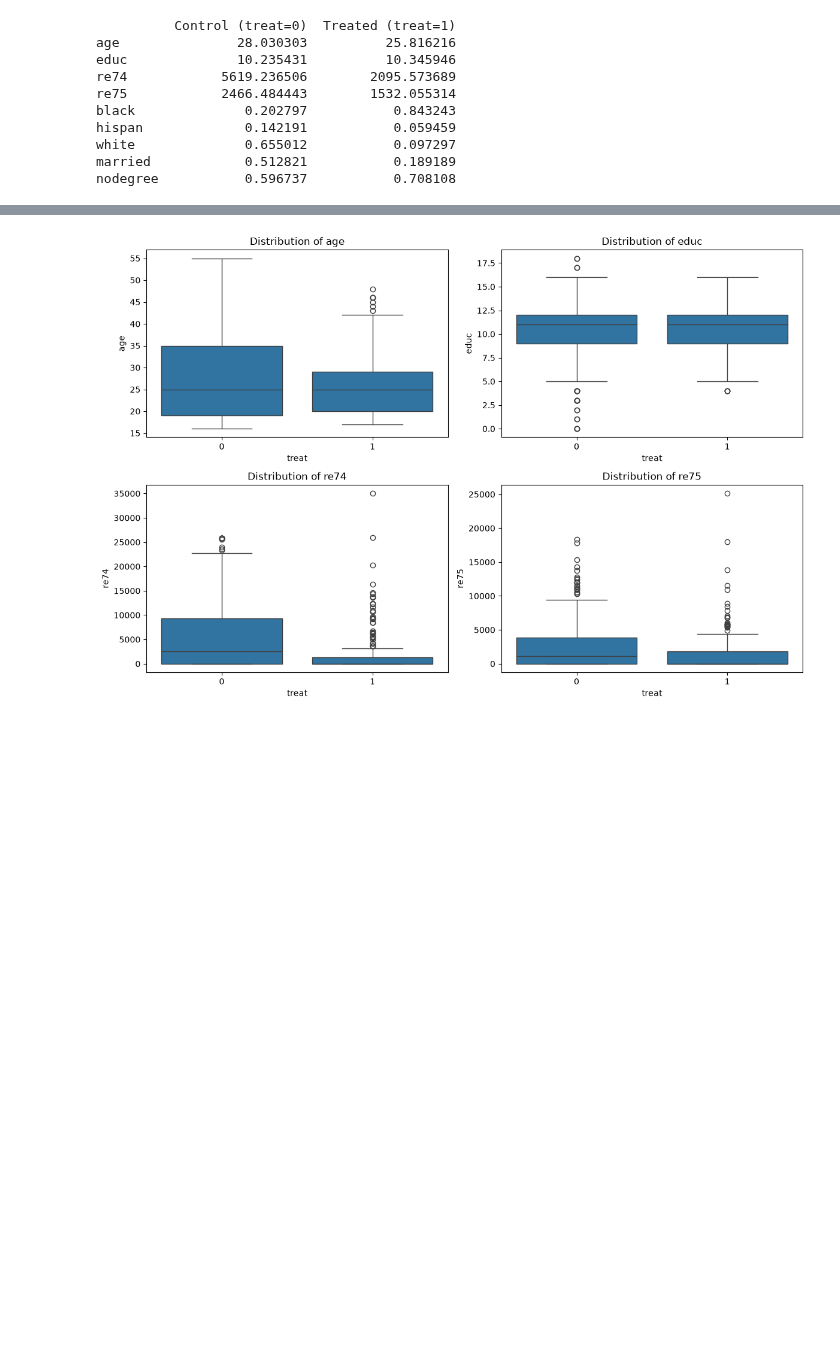
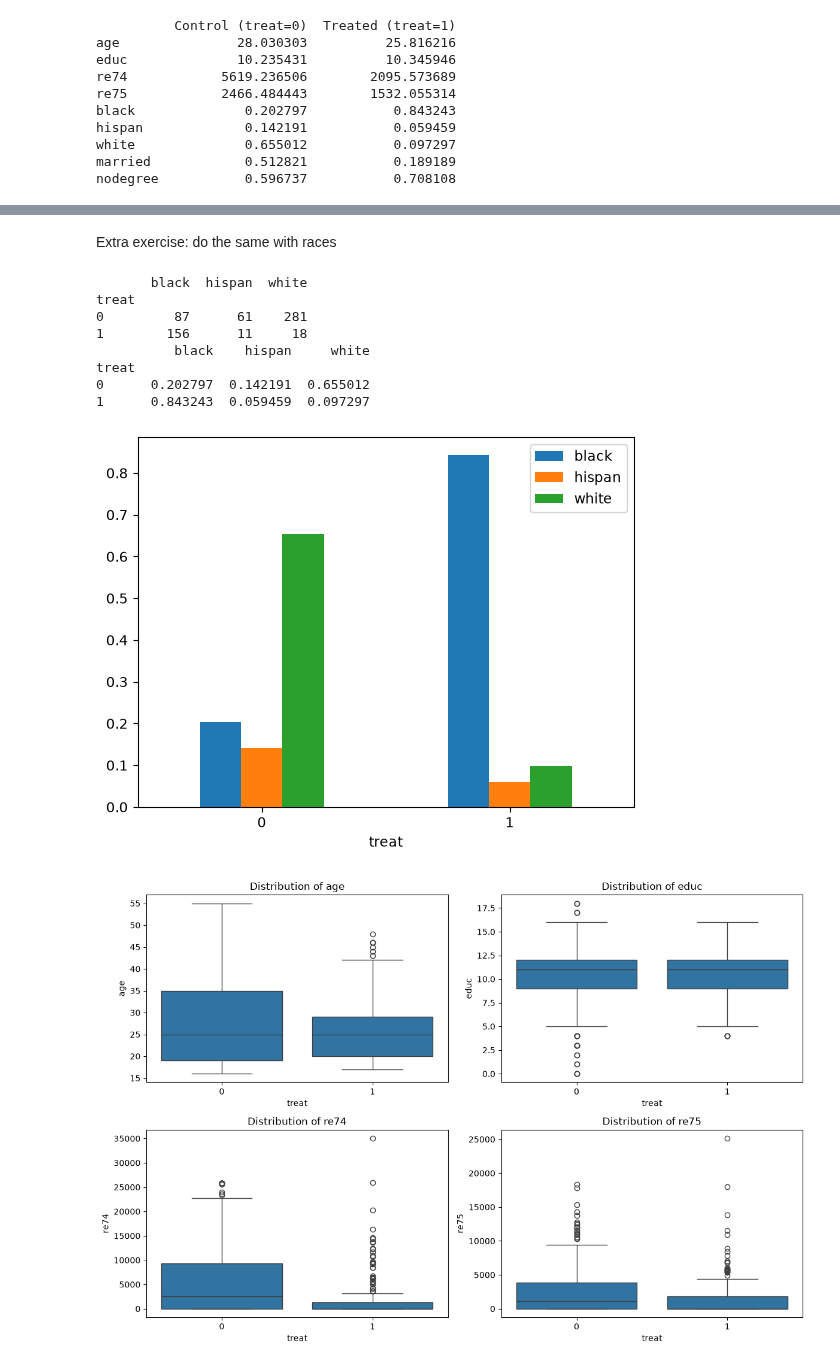
Before and after one commit to dimitripelgrin/ADA2026, a Jupyter notebook: Exercises/05 - Causal analysis of observational data/Observational studies exercise.ipynb, the cells around one changed output, grey strips where cells are left out. Cells and saved outputs as stored; diff of their text form; code cells hidden in the pictures; blank space fills up the shorter version.

Commit message:
Completed lab 5 exercises with correction

```diff
--- a/Exercises/05 - Causal analysis of observational data/Observational studies exercise.ipynb
+++ b/Exercises/05 - Causal analysis of observational data/Observational studies exercise.ipynb
@@ -145,3 +198,25 @@ nodegree           0.596737           0.708108
+# %% [markdown]
+Extra exercise: do the same with races
+# %%
+group_race = df.groupby('treat')[['black', 'hispan', 'white']].sum()
+print(group_race)
+group_race = group_race.div(group_race.sum(axis=1),axis=0)
+print(group_race)
+pl_race = group_race.plot(kind='bar',rot=0)
+pl.set_title('race')
+pl.set_ylabel('participants')
+pl.set_xlabel('group')
+plt.show()
+# %% [output]
+       black  hispan  white
+treat
+0         87      61    281
+1        156      11     18
+          black    hispan     white
+treat
+0      0.202797  0.142191  0.655012
+1      0.843243  0.059459  0.097297
+[figure, added]
 # %%
 # 2. Visual Comparison for Continuous Features
 fig, axes = plt.subplots(2, 2, figsize=(12, 8))
```
Also changed, not shown: parts of 6 cells of this notebook, 1 other file.
